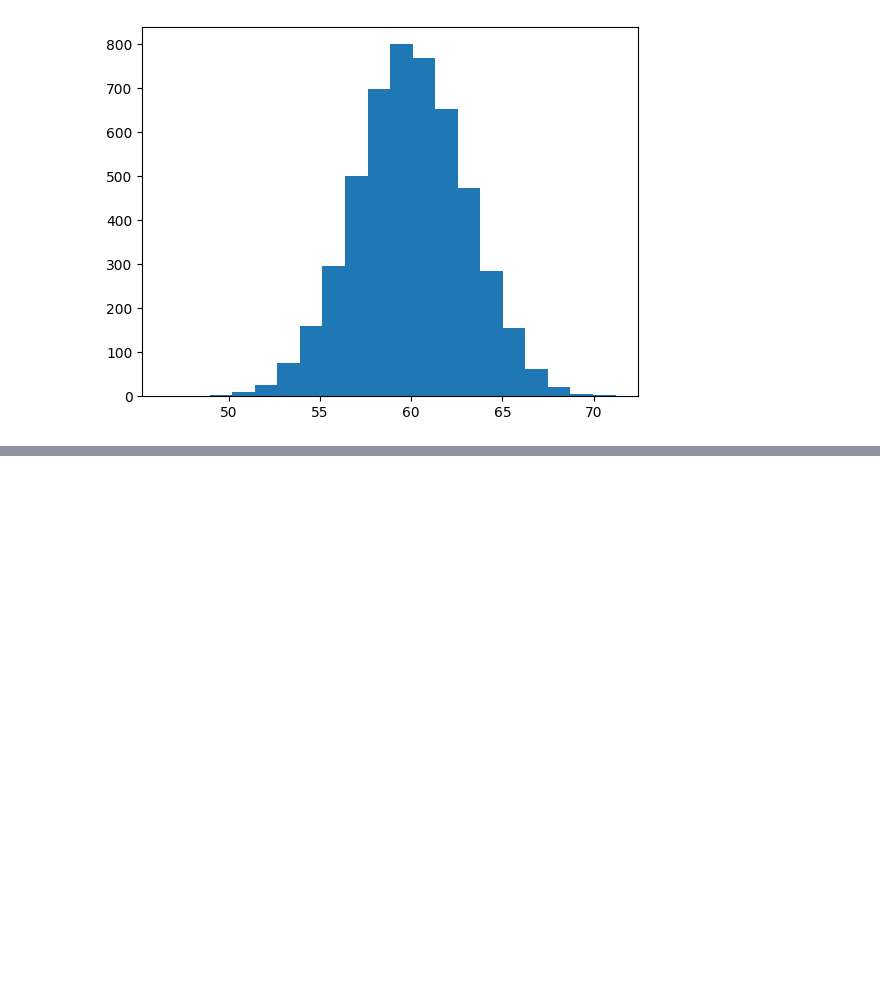
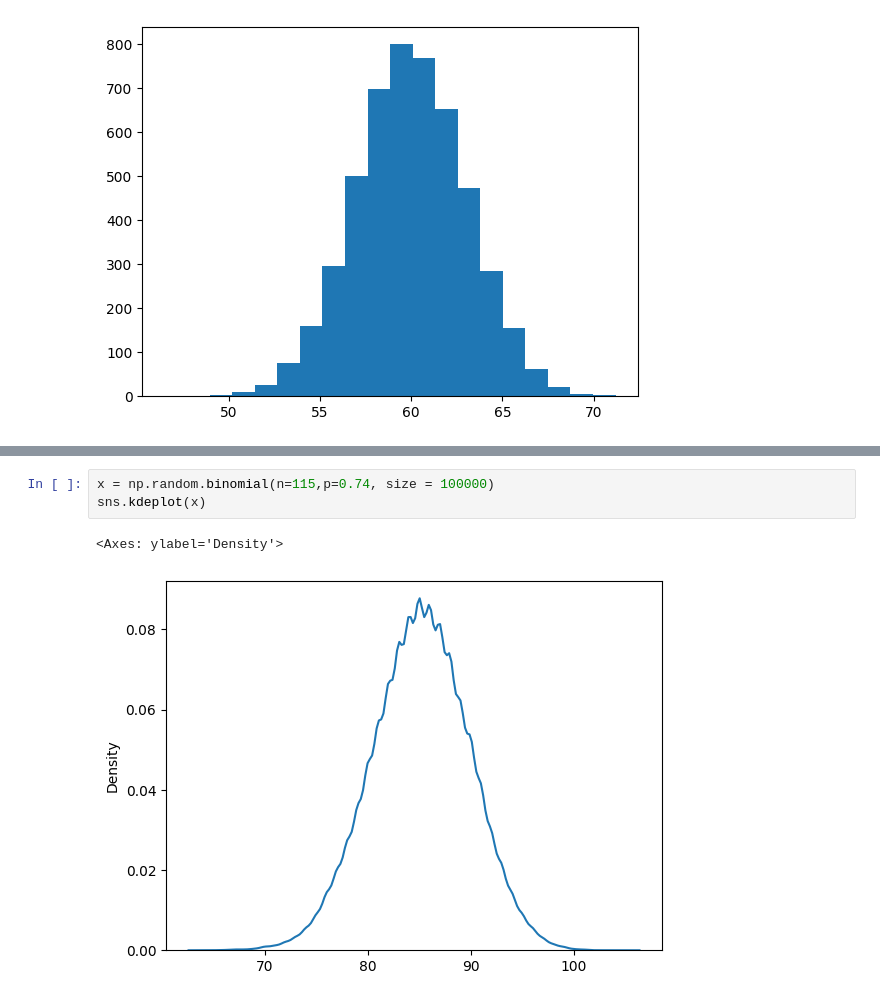
Before and after one commit to saromaddy/numpy_pandas, a Jupyter notebook: statistcal_data_visualisation.ipynb, the cells around one changed output, grey strips where cells are left out. Cells and saved outputs as stored; diff of their text form; blank space fills up the shorter version.

```diff
--- a/statistcal_data_visualisation.ipynb
+++ b/statistcal_data_visualisation.ipynb
@@ -33,0 +52,6 @@ plt.hist(x, bins = 20)
+# %%
+x = np.random.binomial(n=115,p=0.74, size = 100000)
+sns.kdeplot(x)
+# %% [output]
+<Axes: ylabel='Density'>
+[figure, added]
```
Also changed, not shown: parts of 4 cells of this notebook, 1 other file.
